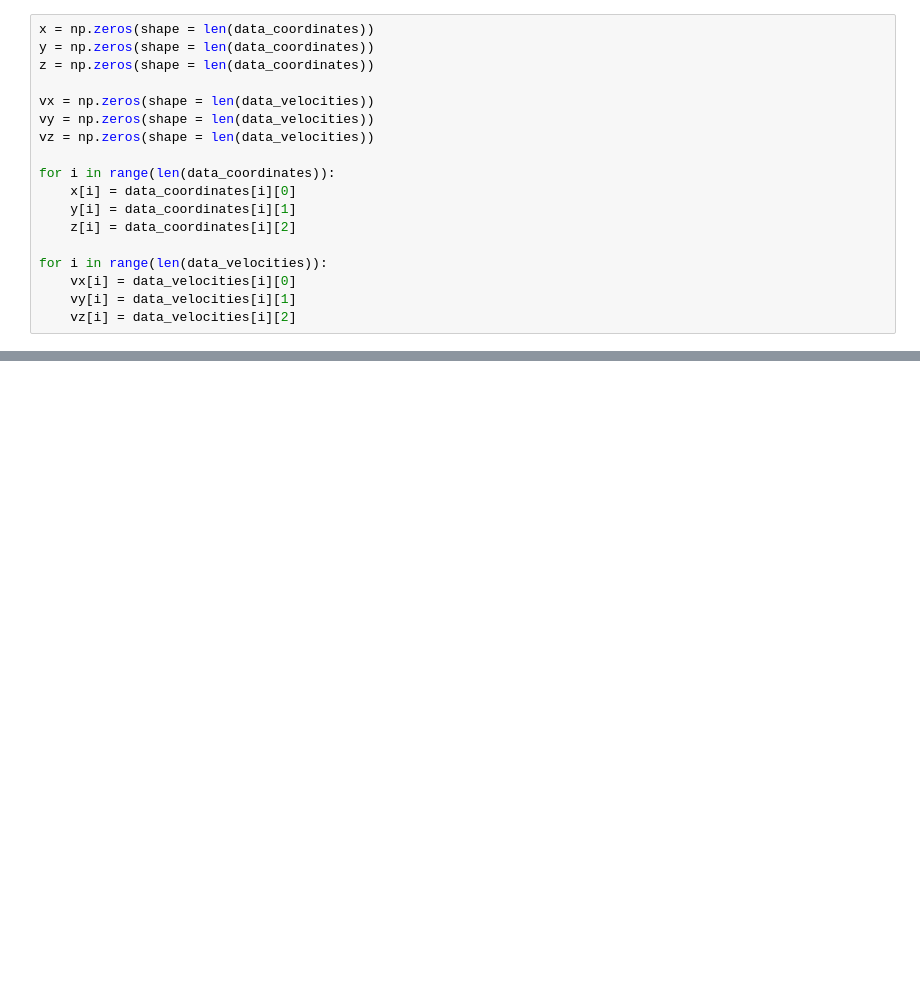
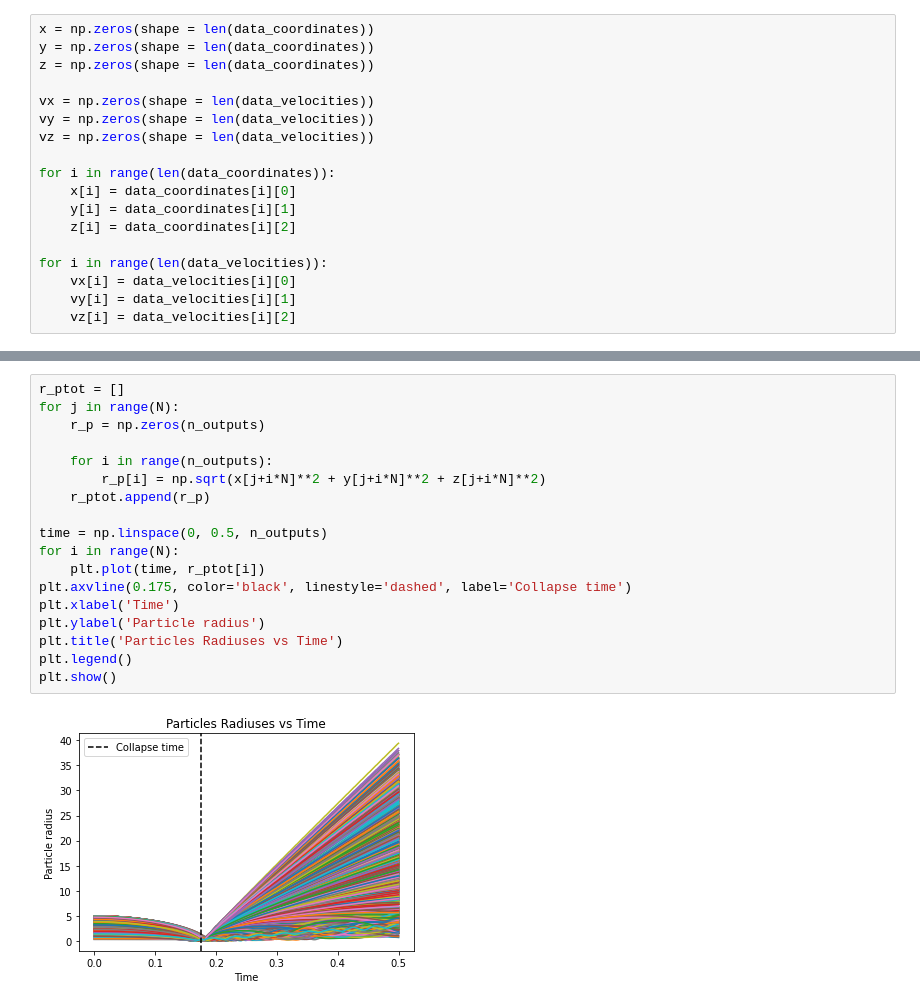
Before and after one commit to malvibellotti/Dynamics_experience3, a Jupyter notebook: Treecode_plots.ipynb, the cells around one changed output, grey strips where cells are left out. Saved outputs shown, nothing was run; the diff lists cells and outputs as text; blank space fills up the shorter version.

```diff
--- a/Treecode_plots.ipynb
+++ b/Treecode_plots.ipynb
@@ -352,0 +168,20 @@ files=[]
+# %%
+r_ptot = []
+for j in range(N):
+    r_p = np.zeros(n_outputs)
+
+    for i in range(n_outputs):
+        r_p[i] = np.sqrt(x[j+i*N]**2 + y[j+i*N]**2 + z[j+i*N]**2)
+    r_ptot.append(r_p)
+
+time = np.linspace(0, 0.5, n_outputs)
+for i in range(N):
+    plt.plot(time, r_ptot[i])
+plt.axvline(0.175, color='black', linestyle='dashed', label='Collapse time')
+plt.xlabel('Time')
+plt.ylabel('Particle radius')
+plt.title('Particles Radiuses vs Time')
+plt.legend()
+plt.show()
+# %% [output]
+[figure, added]
```
Also changed, not shown: parts of 27 cells of this notebook.
